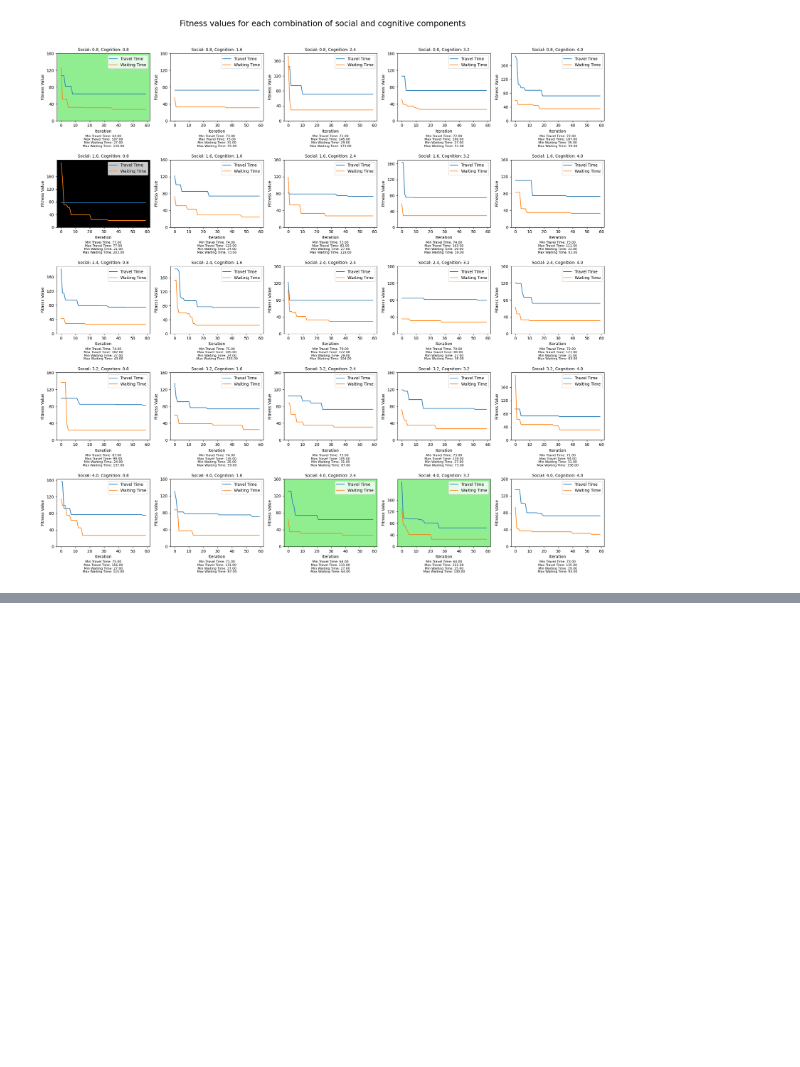
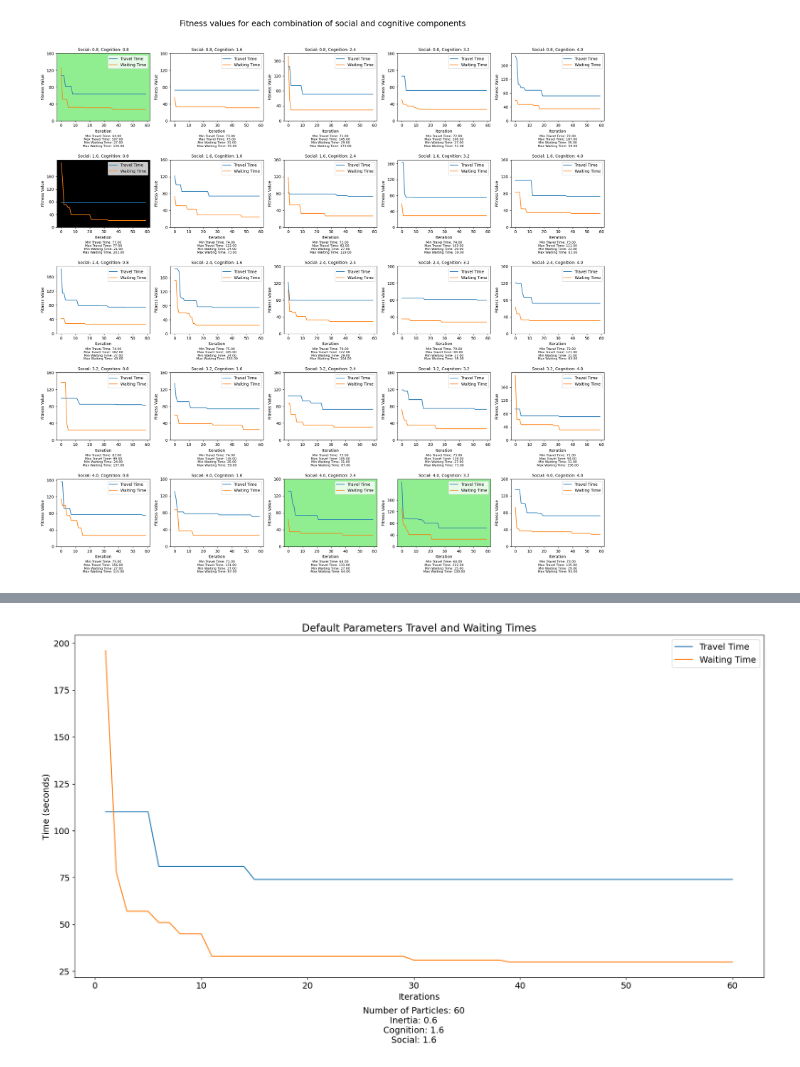
Before and after one commit to Manan-dev/Traffic-Optimization-Project, a Jupyter notebook: notebooks/sim_pso.ipynb, the cells around one changed output, grey strips where cells are left out. Drawn from its saved outputs; the diff is of its cells as text; code cells hidden in the pictures; blank space fills up the shorter version.

```diff
--- a/notebooks/sim_pso.ipynb
+++ b/notebooks/sim_pso.ipynb
@@ -524,3 +553,36 @@ plt.savefig('../plots/social_cognition.png')
+# %%
+import numpy as np
+import pandas as pd
+import matplotlib.pyplot as plt
+
+plt.rcParams["figure.figsize"] = (20, 10)
+plt.rcParams["font.size"] = 14
+
+# Read in CSV Files
+
+default_travel_time_df = pd.read_csv('../data/default_parameters_travel_time.csv')
+default_waiting_time_df = pd.read_csv('../data/default_parameters_waiting_time.csv')
+
+iterations = []
+
+for i in range(len(default_travel_time_df)):
+    iterations.append(i + 1)
+
+plt.plot(iterations, default_travel_time_df["fitness_values_travel_time"], label="Travel Time")
+plt.plot(iterations, default_waiting_time_df["fitness_values_waiting_time"], label="Waiting Time")
+plt.text(float(len(iterations) / 2), -4.0,
+         f'Number of Particles: 60\nInertia: 0.6\nCognition: 1.6\nSocial: 1.6',
+         horizontalalignment='center',
+         verticalalignment='center',
+         )
+plt.title('Default Parameters Travel and Waiting Times')
+plt.xlabel('Iterations')
+plt.ylabel('Time (seconds)')
+plt.legend()
+plt.savefig('../plots/default_parameters_travel_and_waiting_time.png', bbox_inches='tight')
+plt.show()
+# %% [output]
+[figure, added]
 # %%
 import pandas as pd
 
```
Also changed, not shown: parts of 5 cells of this notebook, 7 other files.
